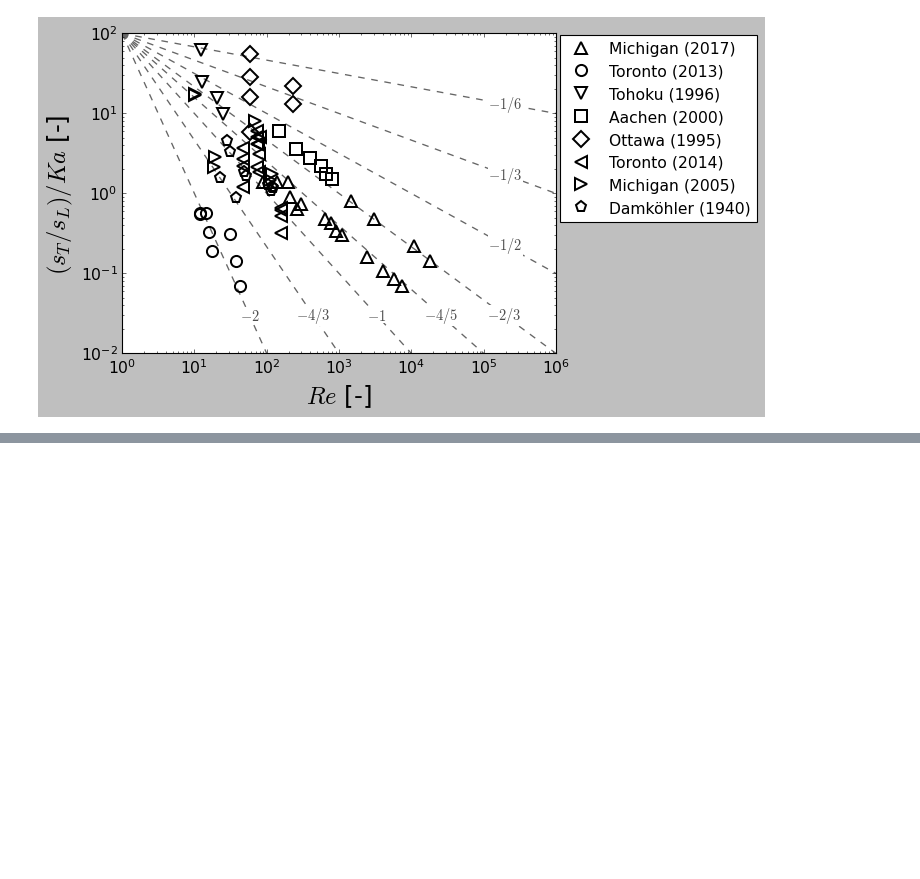
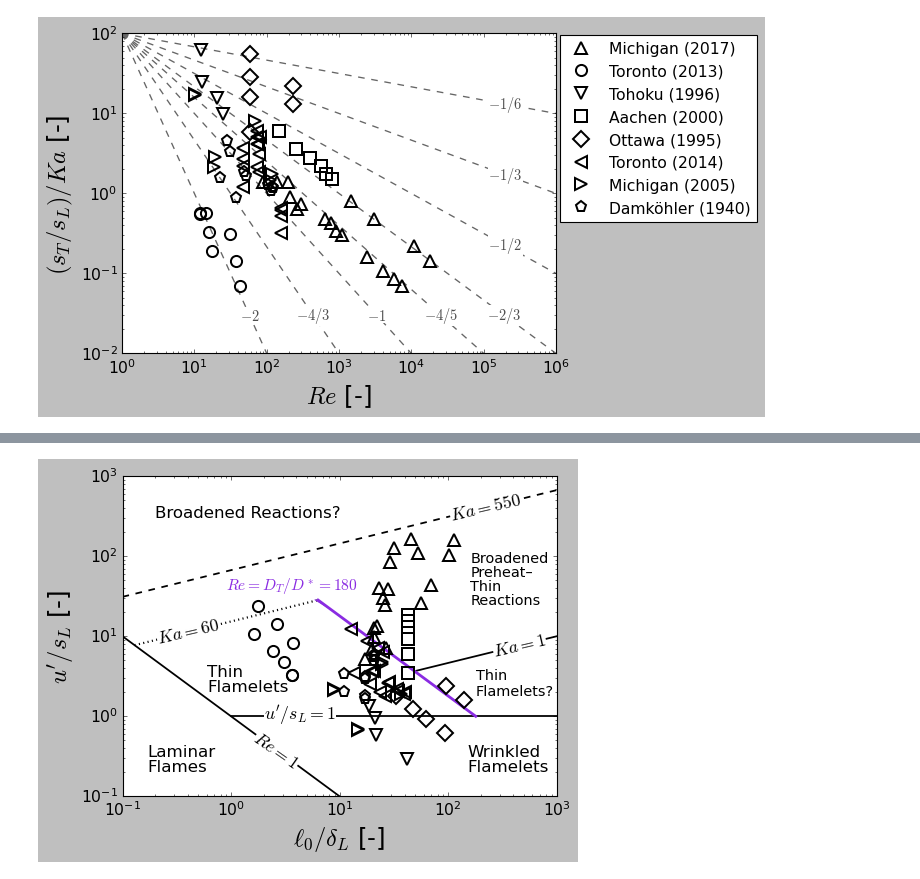
Before and after one commit to mw6136/spectral, a Jupyter notebook: make_figures.ipynb, the cells around one changed output, grey strips where cells are left out. Cells and saved outputs as stored; diff of their text form; code cells hidden in the pictures; blank space fills up the shorter version.

```diff
--- a/make_figures.ipynb
+++ b/make_figures.ipynb
@@ -563,0 +569,38 @@ save(fig, 'supp_scaling_fan')
+# %%
+fig, a = panel()
+seg = lambda x0, x1: np.logspace(np.log10(x0), np.log10(x1), 100)
+x60, x1 = (180 / 60**(2 / 3))**(3 / 4), 180**(3 / 4)               # Ka = 60 and Ka = 1 meet Re = 180
+x = seg(0.1, 10)
+a.loglog(x, 1 / x, 'k', lw=1.6)                                    # Re = 1
+x = seg(1, 1000)
+a.loglog(x, np.ones_like(x), 'k', lw=1.6)                          # u'/s_L = 1
+x = seg(x1, 1000)
+a.loglog(x, x**(1 / 3), 'k', lw=1.6)                               # Ka = 1, for Re >= 180
+x = seg(60**-0.5, x60)
+a.loglog(x, 60**(2 / 3) * x**(1 / 3), 'k:', lw=2)                  # Ka = 60, for Re <= 180
+x = seg(0.1, 1000)
+a.loglog(x, 550**(2 / 3) * x**(1 / 3), 'k--', lw=1.6)              # Ka = 550
+x = seg(x60, 180)
+a.loglog(x, 180 / x, color='blueviolet', lw=2.5)                   # Re = D_T/D* = 180 (measured boundary)
+a.text(100, 280, r'$\mathit{Ka} = 550$', rotation=13, fontsize=NOTE, bbox=dict(facecolor='white', edgecolor='None', boxstyle='square,pad=0'))
+a.text(0.2, 8, r'$\mathit{Ka} = 60$', rotation=13, fontsize=NOTE, bbox=dict(facecolor='white', edgecolor='None', boxstyle='square,pad=0'))
+a.text(250, 5.6, r'$\mathit{Ka} = 1$', rotation=13, fontsize=NOTE, bbox=dict(facecolor='white', edgecolor='None', boxstyle='square,pad=0'))
+a.annotate(r'$\mathit{Re} = D_T/D^* = 180$', xy=(8, 180 / 8), xytext=(0.9, 38), color='blueviolet', fontsize=14,
+           arrowprops=dict(arrowstyle='-', color='blueviolet', lw=1))
+a.text(1.5, 0.22, r'$\mathit{Re} = 1$', rotation=-35, fontsize=NOTE, bbox=dict(facecolor='white', edgecolor='None', boxstyle='square,pad=0'))
+a.text(2, 0.90, r"$u^\prime/s_L = 1$", fontsize=NOTE, bbox=dict(facecolor='white', edgecolor='None', boxstyle='square,pad=0'))
+reg = dict(fontsize=15, color='k', linespacing=1.0)
+a.text(0.2, 300, 'Broadened Reactions?', **reg)
+a.text(0.6, 2, 'Thin\nFlamelets', **reg)
+a.text(160, 25, 'Broadened\nPreheat–\nThin\nReactions', fontsize=13, color='k', linespacing=1.0)
+a.text(180, 1.8, 'Thin\nFlamelets?', fontsize=13)
+a.text(0.17, 0.2, 'Laminar\nFlames', **reg)
+a.text(150, 0.2, 'Wrinkled\nFlamelets', **reg)
+for s in sets:
+    mark(a, s['ldl'], s['usl'], s)
+a.set_xlim(0.1, 1000); a.set_ylim(0.1, 1000)
+a.set_xlabel(r'$\ell_0/\delta_L$ [-]', fontsize=LABEL)
+a.set_ylabel(r"$u^\prime/s_L$ [-]", fontsize=LABEL)
+save(fig, 'supp_regime_skiba')
+# %% [output]
+[figure, added]
```
Also changed, not shown: parts of 4 cells of this notebook, 23 other files.
